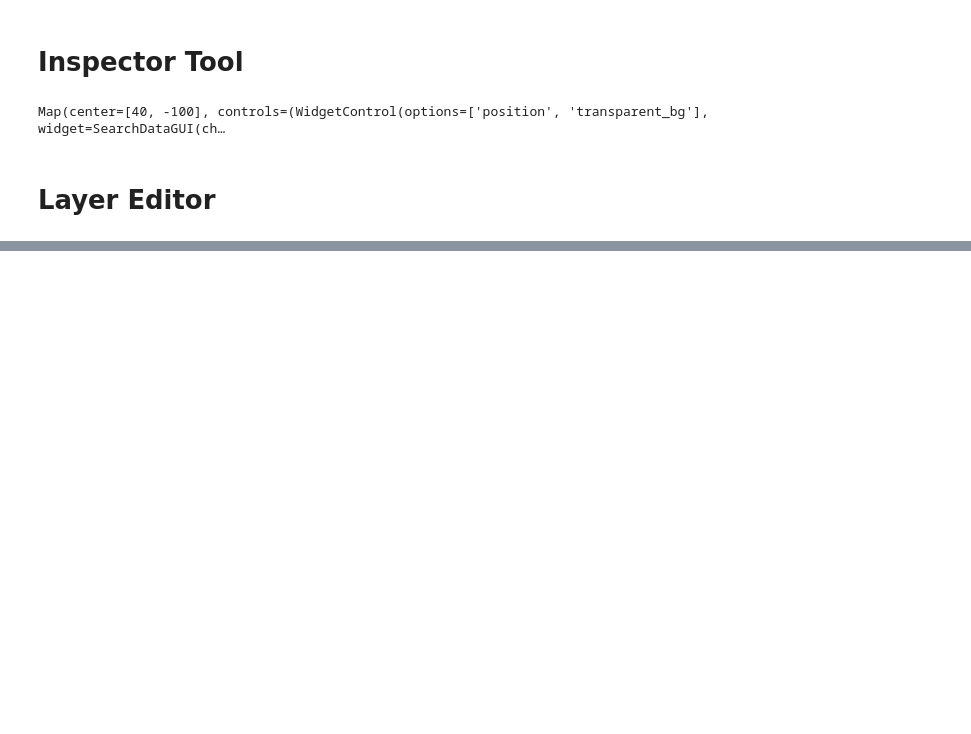
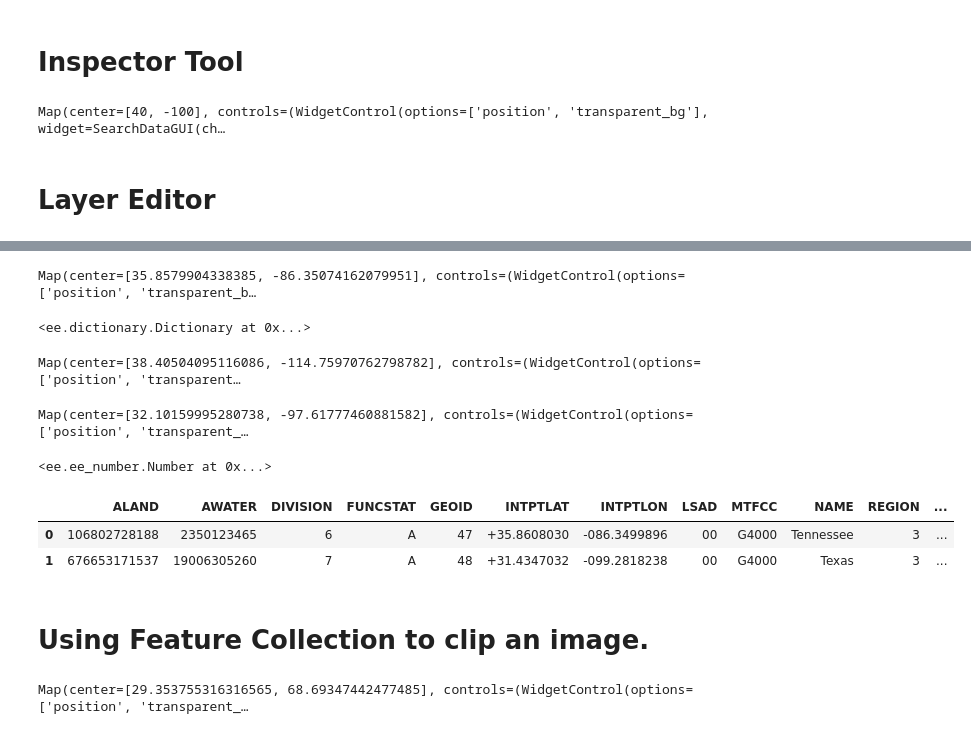
Before and after one commit to code4geoai/gee, a Jupyter notebook: gee1.ipynb, the cells around one changed output, grey strips where cells are left out. Drawn from its saved outputs; the diff is of its cells as text; code cells hidden in the pictures; blank space fills up the shorter version.

Commit message:
Lab 9 started

```diff
--- a/gee1.ipynb
+++ b/gee1.ipynb
@@ -131,0 +230,43 @@ Export started with task ID: R34GQS6AI5XCCJU7LP643QM5
+# %%
+m = geemap.Map()
+states = ee.FeatureCollection('TIGER/2018/States')
+fc = states.filter(ee.Filter.eq('NAME', 'Tennessee'))
+m.add_layer(fc, {}, 'Tennessee')
+m.center_object(fc, 7)
+m
+# %% [output]
+Map(center=[35.8579904338385, -86.35074162079951], controls=(WidgetControl(options=['position', 'transparent_b…
+# %%
+feat = fc.first( )
+feat.toDictionary() # Get the feature as a dictionary
+# %% [output]
+<ee.dictionary.Dictionary at 0x...>
+# %%
+m = geemap.Map()
+states = ee.FeatureCollection('TIGER/2018/States')
+fc = states.filter(ee.Filter.inList('NAME',['California','Washinton','Oregon','Arizona','Colorado']))
+m.add_layer(fc,{}, 'California, Washinton and Oregon')
+m.center_object(fc, 6)
+m
+# %% [output]
+Map(center=[38.40504095116086, -114.75970762798782], controls=(WidgetControl(options=['position', 'transparent…
+# %%
+m = geemap.Map()
+states = ee.FeatureCollection('TIGER/2018/States')
+fc = states.filter(ee.Filter.stringStartsWith('NAME','T'))
+m.add_layer(fc,{}, 'States with T')
+m.center_object(fc, 6)
+m
+# %% [output]
+Map(center=[32.10159995280738, -97.61777460881582], controls=(WidgetControl(options=['position', 'transparent_…
+# %%
+fc.size() # Get the number of features in the collection
+# %% [output]
+<ee.ee_number.Number at 0x...>
+# %%
+# Converting to pandas dataframe
+geemap.ee_to_df(fc) # Convert to geopandas dataframe
+# %% [output]
+|  | ALAND | AWATER | DIVISION | FUNCSTAT | GEOID | INTPTLAT | INTPTLON | LSAD | MTFCC | NAME | REGION | ... |
+| 0 | 106802728188 | 2350123465 | 6 | A | 47 | +35.8608030 | -086.3499896 | 00 | G4000 | Tennessee | 3 | ... |
+| 1 | 676653171537 | 19006305260 | 7 | A | 48 | +31.4347032 | -099.2818238 | 00 | G4000 | Texas | 3 | ... |
@@ -131,0 +283,19 @@ Export started with task ID: R34GQS6AI5XCCJU7LP643QM5
+# %% [markdown]
+# Using Feature Collection to clip an image.
+# %%
+m = geemap.Map()
+landsat7 = ee.Image('LANDSAT/LE7_TOA_5YEAR/1999_2003')
+countries = ee.FeatureCollection('FAO/GAUL_SIMPLIFIED_500m/2015/level0')
+fc = countries.filter(ee.Filter.eq('ADM0_NAME', 'Pakistan'))
+image = landsat7.clip(fc)
+vis = {
+    'bands': ['B4', 'B3', 'B2'],
+    'min': 20,
+    'max': 200,
+    'gamma': 2.0
+}
+m.add_layer(image, vis, 'Landsat 7')
+m.center_object(fc, 6)
+m
+# %% [output]
+Map(center=[29.353755316316565, 68.69347442477485], controls=(WidgetControl(options=['position', 'transparent_…
```
Also changed, not shown: parts of 20 cells of this notebook, 1 other file.
